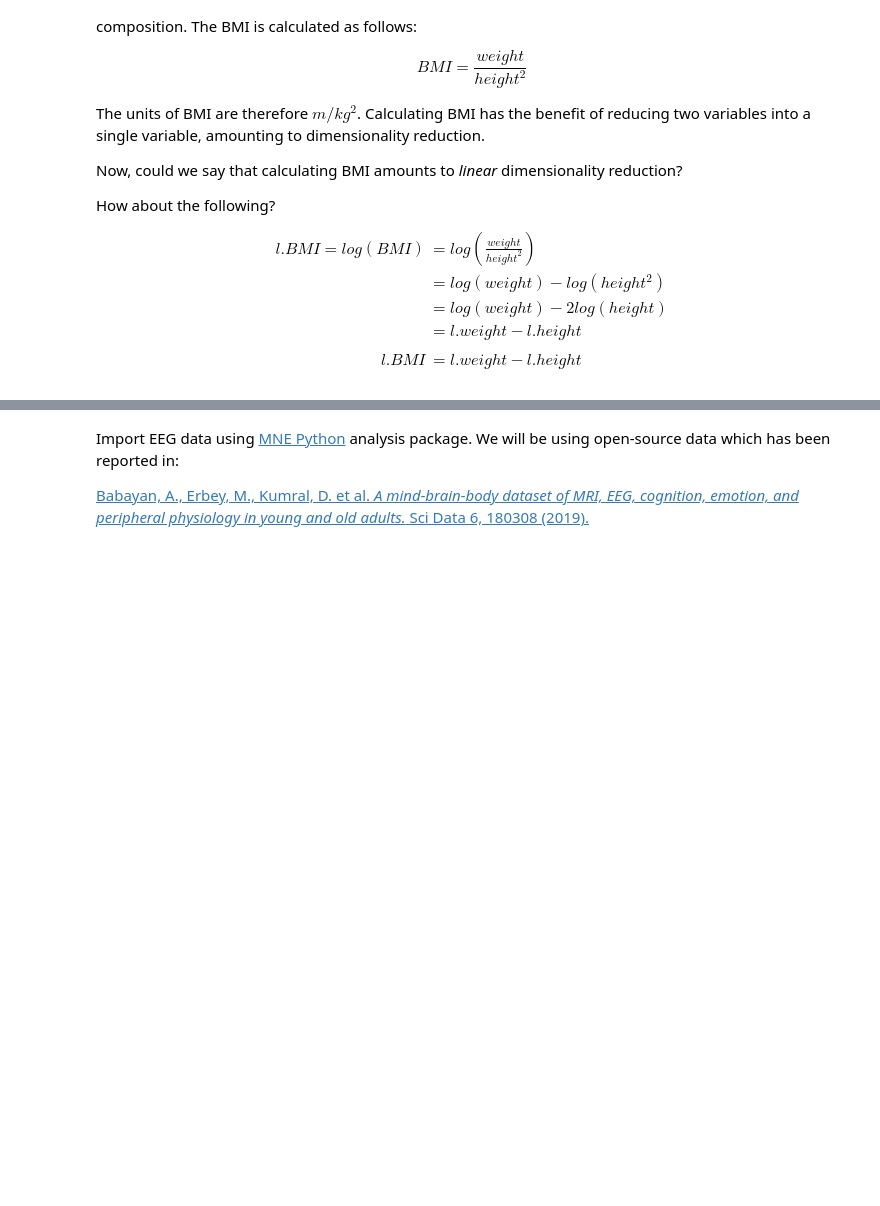
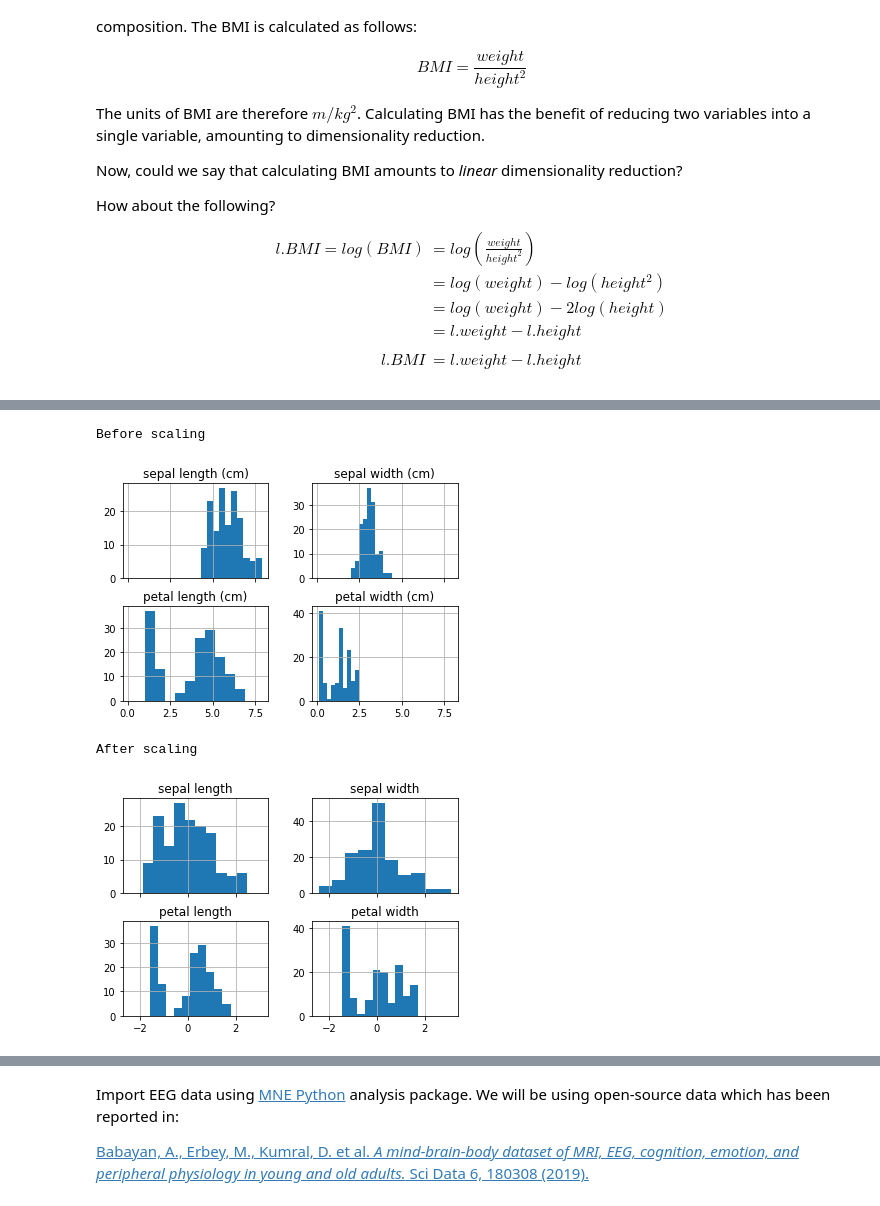
Before and after one commit to DylanMannKrzisnik/MiCM2022_Dim_Reduction, a Jupyter notebook: MiCM2022_Dim_Reduction_notebook.ipynb, the cells around one changed output, grey strips where cells are left out. Saved outputs shown, nothing was run; the diff lists cells and outputs as text; code cells hidden in the pictures; blank space fills up the shorter version.

Commit message:
Update full notebook and upload more figures

```diff
--- a/MiCM2022_Dim_Reduction_notebook.ipynb
+++ b/MiCM2022_Dim_Reduction_notebook.ipynb
@@ -97,7 +149,23 @@ x = iris_df.iloc[:,:-1].values
 # %%
 ## Normalize data: zero mean & unit variance
+
 from sklearn.preprocessing import StandardScaler
-x = StandardScaler().fit_transform(x)
+
+scaler = StandardScaler()
+x = scaler.fit_transform(x)
 x_trunc = x[:,:-1]  ## first three features, for visualization
+# %%
+## Compare histograms of features before and after applying the standard scaler
+
+print('Before scaling')
+iris_df.hist(sharex=True); plt.show()
+
+print('After scaling')
+pd.DataFrame(x, columns=iris_df.columns[:-1].str.strip(' (cm)')).hist(sharex=True); plt.show()
+# %% [output]
+Before scaling
+[figure, added]
+After scaling
+[figure, added]
 # %%
 ## Visualize truncated data containing first three features
```
Also changed, not shown: parts of 67 cells of this notebook, 12 other files.
